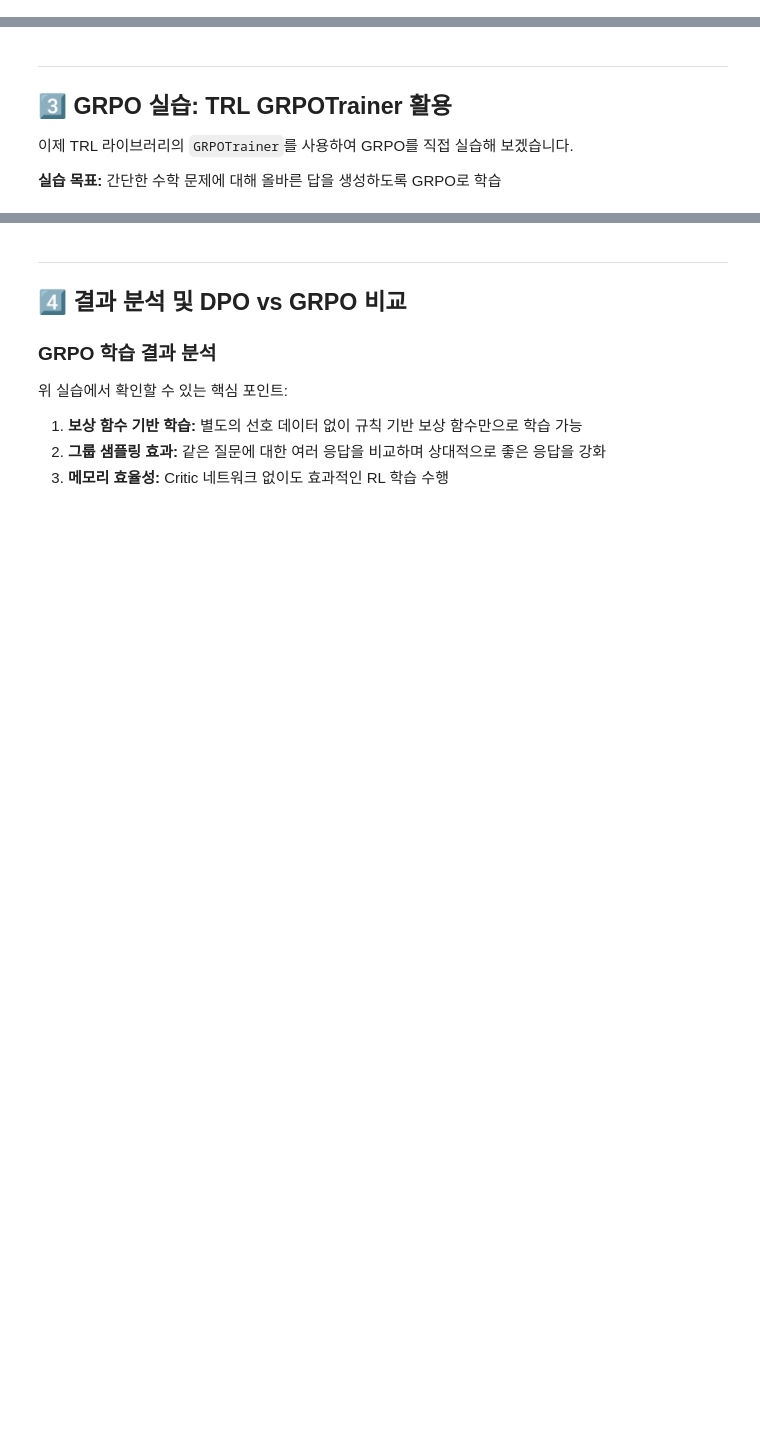
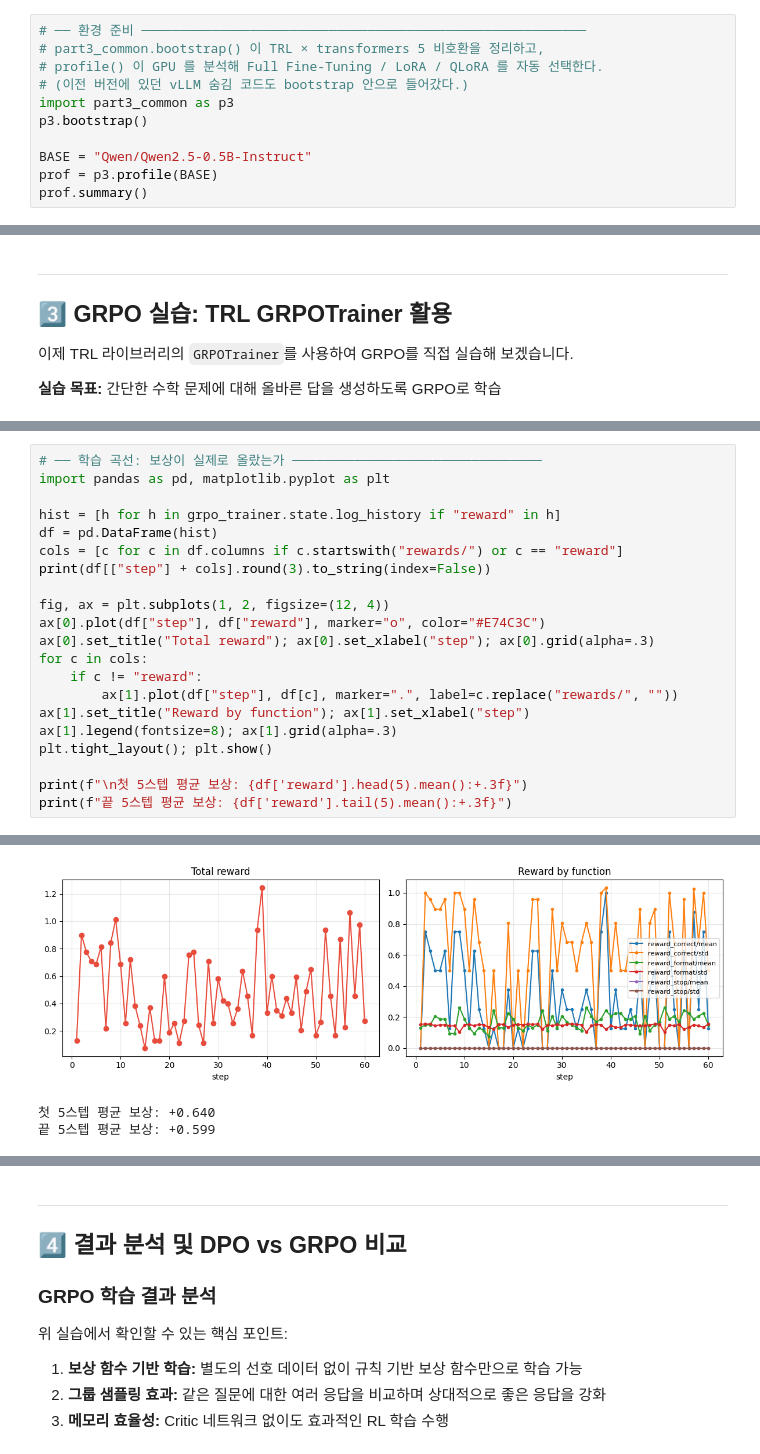
Before and after one commit to choki0715/LLM_master_5days, a Jupyter notebook: d3_07_grpo_practice.ipynb, the cells around one changed output, grey strips where cells are left out. Saved outputs shown, nothing was run; the diff lists cells and outputs as text; blank space fills up the shorter version.

```diff
--- a/d3_07_grpo_practice.ipynb
+++ b/d3_07_grpo_practice.ipynb
@@ -51,0 +33,11 @@ GPU 메모리: 8.2 GB
+# %%
+# ── 환경 준비 ─────────────────────────────────────────────────────────
+# part3_common.bootstrap() 이 TRL × transformers 5 비호환을 정리하고,
+# profile() 이 GPU 를 분석해 Full Fine-Tuning / LoRA / QLoRA 를 자동 선택한다.
+# (이전 버전에 있던 vLLM 숨김 코드도 bootstrap 안으로 들어갔다.)
+import part3_common as p3
+p3.bootstrap()
+
+BASE = "Qwen/Qwen2.5-0.5B-Instruct"
+prof = p3.profile(BASE)
+prof.summary()
@@ -476,0 +349,22 @@ GRPO 학습 후 모델 응답 확인
+# %%
+# ── 학습 곡선: 보상이 실제로 올랐는가 ────────────────────────────────
+import pandas as pd, matplotlib.pyplot as plt
+
+hist = [h for h in grpo_trainer.state.log_history if "reward" in h]
+df = pd.DataFrame(hist)
+cols = [c for c in df.columns if c.startswith("rewards/") or c == "reward"]
+print(df[["step"] + cols].round(3).to_string(index=False))
+
+fig, ax = plt.subplots(1, 2, figsize=(12, 4))
+ax[0].plot(df["step"], df["reward"], marker="o", color="#E74C3C")
+ax[0].set_title("Total reward"); ax[0].set_xlabel("step"); ax[0].grid(alpha=.3)
+for c in cols:
+    if c != "reward":
+        ax[1].plot(df["step"], df[c], marker=".", label=c.replace("rewards/", ""))
+ax[1].set_title("Reward by function"); ax[1].set_xlabel("step")
+ax[1].legend(fontsize=8); ax[1].grid(alpha=.3)
+plt.tight_layout(); plt.show()
+
+print(f"\n첫 5스텝 평균 보상: {df['reward'].head(5).mean():+.3f}")
+print(f"끝 5스텝 평균 보상: {df['reward'].tail(5).mean():+.3f}")
+# %% [output]
@@ -476,0 +388,3 @@ GRPO 학습 후 모델 응답 확인
+[figure, added]
+첫 5스텝 평균 보상: +0.640
+끝 5스텝 평균 보상: +0.599
```
Also changed, not shown: parts of 21 cells of this notebook, 1 other file.
